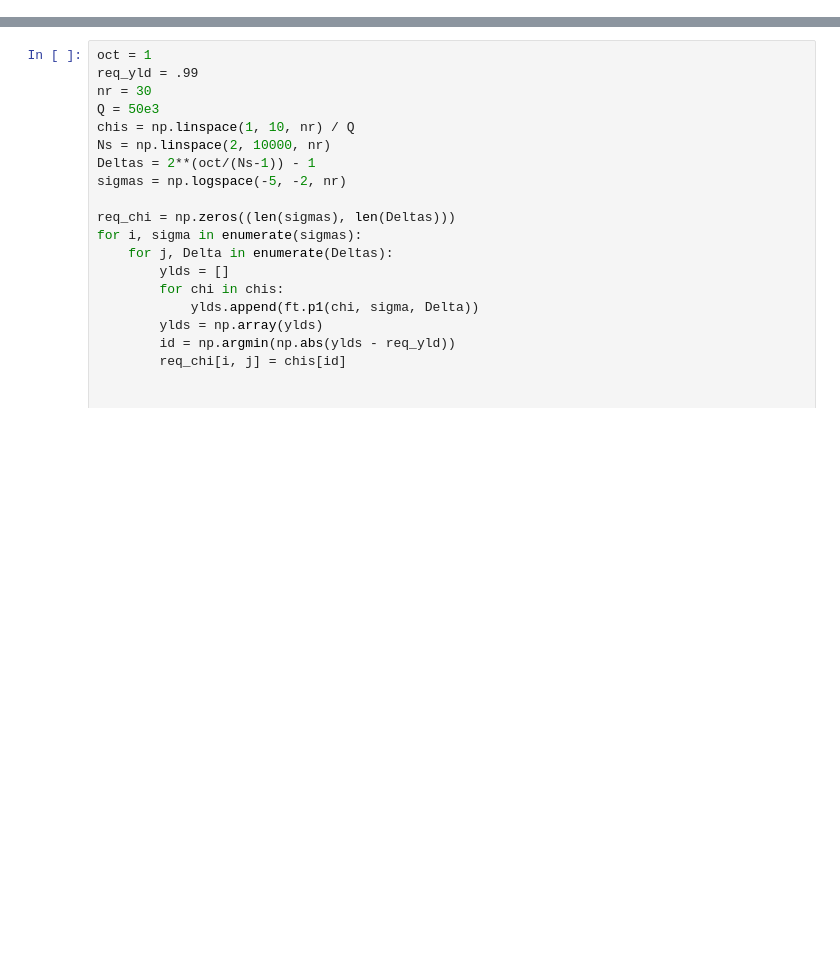
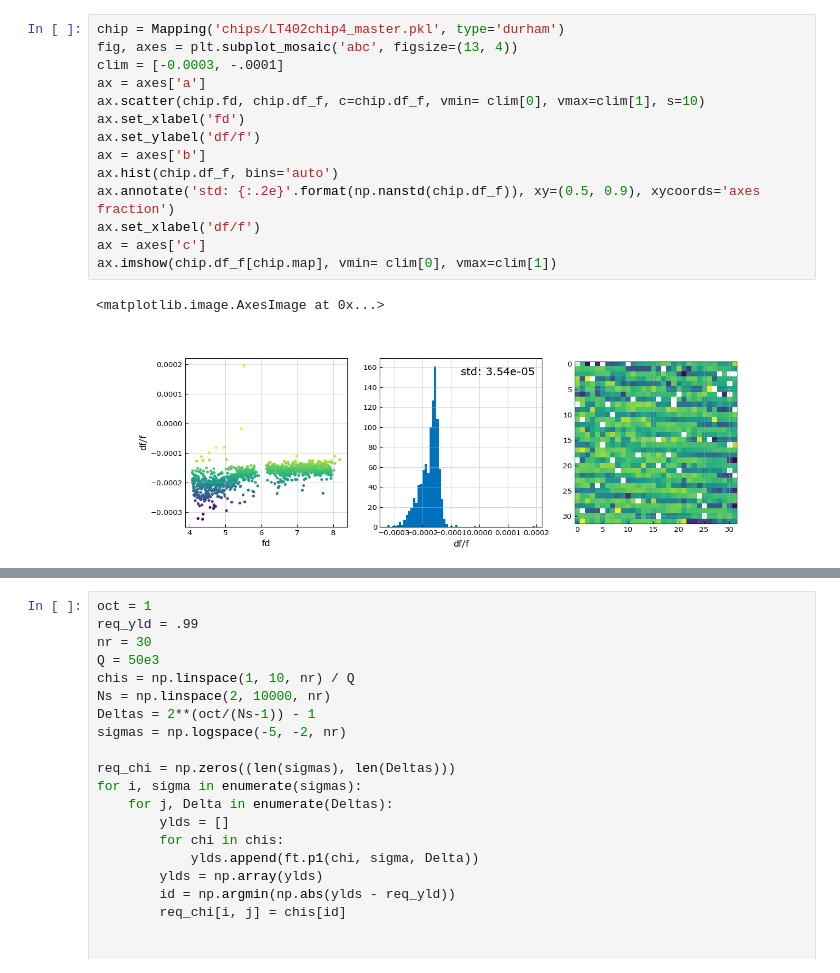
Before and after one commit to wilbertras/spatial-mapping, a Jupyter notebook: Mappings/Masters/plot_mapping.ipynb, the cells around one changed output, grey strips where cells are left out. Saved outputs shown, nothing was run; the diff lists cells and outputs as text; blank space fills up the shorter version.

```diff
--- a/Mappings/Masters/plot_mapping.ipynb
+++ b/Mappings/Masters/plot_mapping.ipynb
@@ -16,3 +31,20 @@ plt.style.use('matplotlibrc')
+# %%
+chip = Mapping('chips/LT402chip4_master.pkl', type='durham')
+fig, axes = plt.subplot_mosaic('abc', figsize=(13, 4))
+clim = [-0.0003, -.0001]
+ax = axes['a']
+ax.scatter(chip.fd, chip.df_f, c=chip.df_f, vmin= clim[0], vmax=clim[1], s=10)
+ax.set_xlabel('fd')
+ax.set_ylabel('df/f')
+ax = axes['b']
+ax.hist(chip.df_f, bins='auto')
+ax.annotate('std: {:.2e}'.format(np.nanstd(chip.df_f)), xy=(0.5, 0.9), xycoords='axes fraction')
+ax.set_xlabel('df/f')
+ax = axes['c']
+ax.imshow(chip.df_f[chip.map], vmin= clim[0], vmax=clim[1])
+# %% [output]
+<matplotlib.image.AxesImage at 0x...>
+[figure, added]
 # %%
 f0_a = ft.rel_freqs(4.15, 5.85, 612)
 f0_b = ft.rel_freqs(6.15, 7.85, 612)
```
Also changed, not shown: parts of 53 cells of this notebook, 38 other files.
